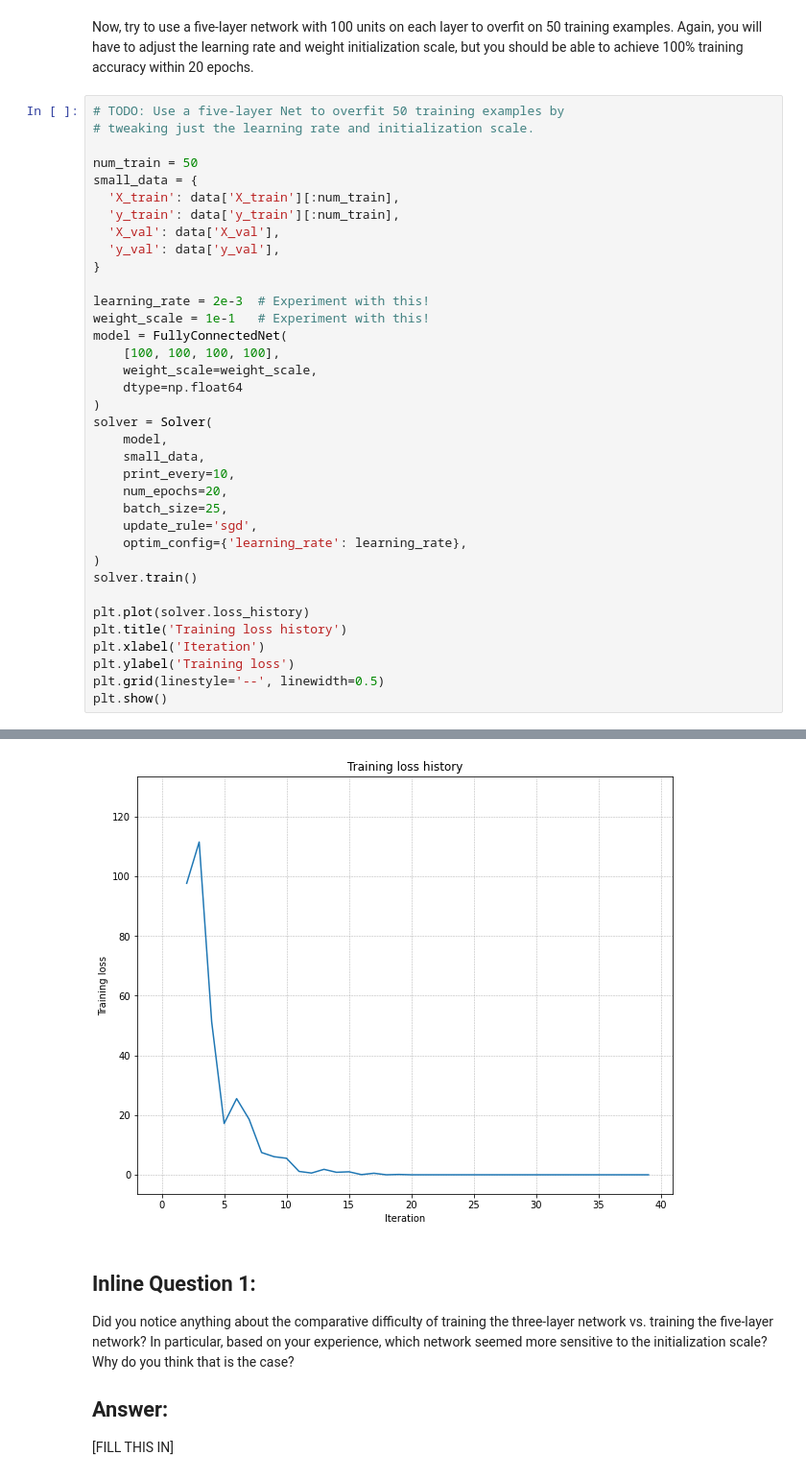
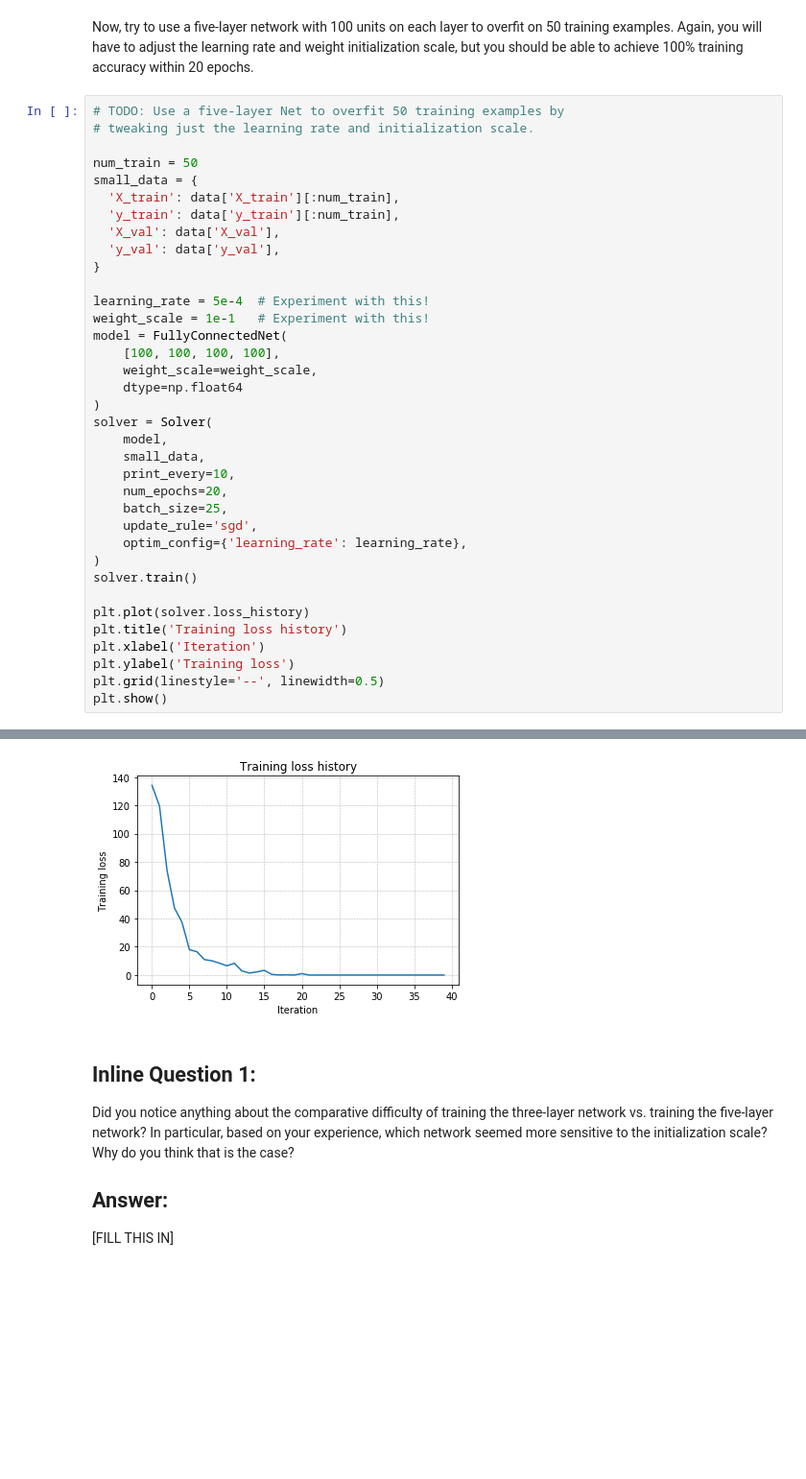
Before and after one commit to jmsalvador2395/cs231n_2021, a Jupyter notebook: assignment2/FullyConnectedNets.ipynb, the cells around one changed output, grey strips where cells are left out. Shown at 96% size. Drawn from its saved outputs; the diff is of its cells as text; blank space fills up the shorter version.

```diff
--- a/assignment2/FullyConnectedNets.ipynb
+++ b/assignment2/FullyConnectedNets.ipynb
@@ -163,7 +163,7 @@ small_data = {
   'y_val': data['y_val'],
 }
 
-learning_rate = 2e-3  # Experiment with this!
+learning_rate = 5e-4  # Experiment with this!
 weight_scale = 1e-1   # Experiment with this!
 model = FullyConnectedNet(
     [100, 100, 100, 100],
@@ -208,4 +208,4 @@ plt.show()
-[figure, old version]
+[figure, new version]
 # %% [markdown]
 ## Inline Question 1:
 Did you notice anything about the comparative difficulty of training the three-layer network vs. training the five-layer network? In particular, based on your experience, which network seemed more sensitive to the initialization scale? Why do you think that is the case?
```
Also changed, not shown: parts of 4 cells of this notebook, 3 other files.
